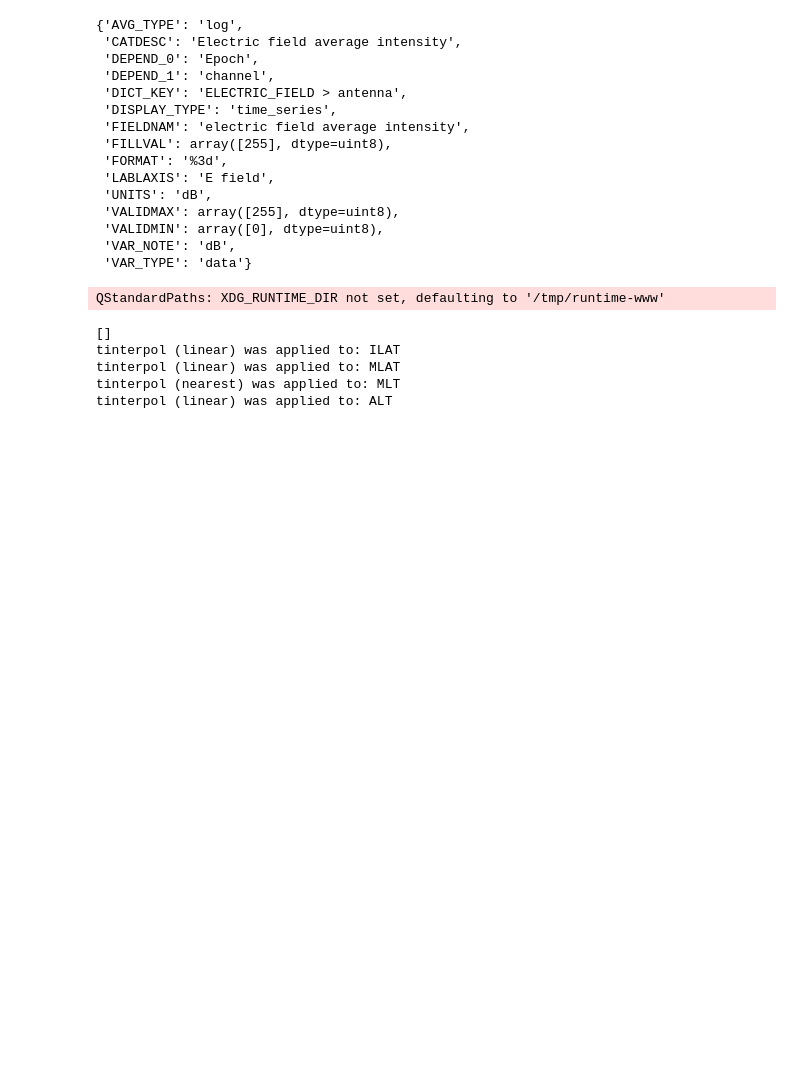
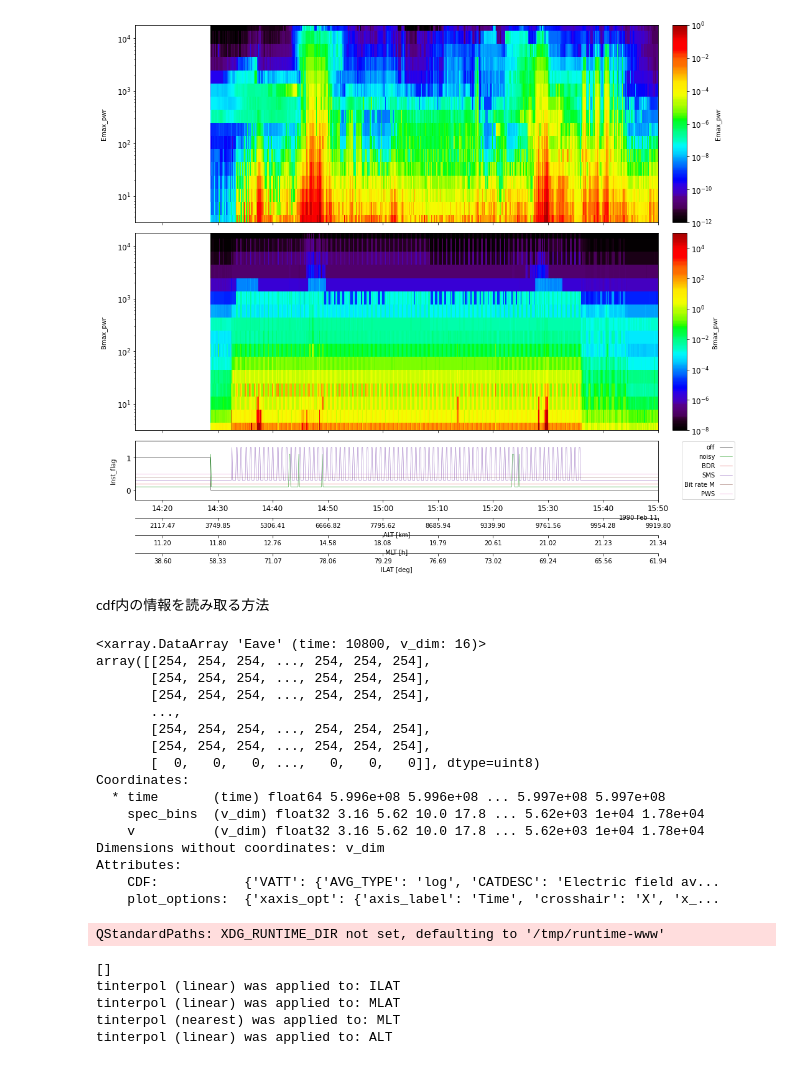
Before and after one commit to shuji-onosawa/Akebono_analysis_old, a Jupyter notebook: VLF_mca/Akebono_analysis.ipynb, the cells around one changed output. Cells and saved outputs as stored; diff of their text form; code cells hidden in the pictures; blank space fills up the shorter version.

```diff
--- a/VLF_mca/Akebono_analysis.ipynb
+++ b/VLF_mca/Akebono_analysis.ipynb
@@ -35,0 +49,5 @@ tinterpol (linear) was applied to: ALT
+# %%
+pytplot.tlimit([trange[0]+' 14:15:00', trange[0]+' 15:50:00'])
+tplot(['Emax_pwr','Bmax_pwr', 'Inst_flag'],  var_label= ['ALT', 'MLT', 'ILAT'], xsize = 16, ysize = 20)
+# %% [output]
+[figure, added]
@@ -36,24 +86,28 @@ tinterpol (linear) was applied to: ALT
+# %% [markdown]
+cdf内の情報を読み取る方法
 # %%
 from pytplot import cdf_to_tplot
+import pytplot
 cdf_to_tplot('./Akebono_MCA_data/ak_h1_mca_19890101_v02.cdf')
 gatt = get_data('Eave', metadata=True)['CDF']['VATT']
-gatt
+pytplot.data_quants['Eave']
 # %% [output]
-{'AVG_TYPE': 'log',
- 'CATDESC': 'Electric field average intensity',
- 'DEPEND_0': 'Epoch',
- 'DEPEND_1': 'channel',
- 'DICT_KEY': 'ELECTRIC_FIELD > antenna',
- 'DISPLAY_TYPE': 'time_series',
- 'FIELDNAM': 'electric field average intensity',
- 'FILLVAL': array([255], dtype=uint8),
- 'FORMAT': '%3d',
- 'LABLAXIS': 'E field',
- 'UNITS': 'dB',
- 'VALIDMAX': array([255], dtype=uint8),
- 'VALIDMIN': array([0], dtype=uint8),
- 'VAR_NOTE': 'dB',
- 'VAR_TYPE': 'data'}
+<xarray.DataArray 'Eave' (time: 10800, v_dim: 16)>
+array([[254, 254, 254, ..., 254, 254, 254],
+       [254, 254, 254, ..., 254, 254, 254],
+       [254, 254, 254, ..., 254, 254, 254],
+       ...,
+       [254, 254, 254, ..., 254, 254, 254],
+       [254, 254, 254, ..., 254, 254, 254],
+       [  0,   0,   0, ...,   0,   0,   0]], dtype=uint8)
+Coordinates:
+  * time       (time) float64 5.996e+08 5.996e+08 ... 5.997e+08 5.997e+08
+    spec_bins  (v_dim) float32 3.16 5.62 10.0 17.8 ... 5.62e+03 1e+04 1.78e+04
+    v          (v_dim) float32 3.16 5.62 10.0 17.8 ... 5.62e+03 1e+04 1.78e+04
+Dimensions without coordinates: v_dim
+Attributes:
+    CDF:           {'VATT': {'AVG_TYPE': 'log', 'CATDESC': 'Electric field av...
+    plot_options:  {'xaxis_opt': {'axis_label': 'Time', 'crosshair': 'X', 'x_...
 # %%
 import load
 import pytplot
```
Also changed, not shown: parts of 5 cells of this notebook, 27 other files.
